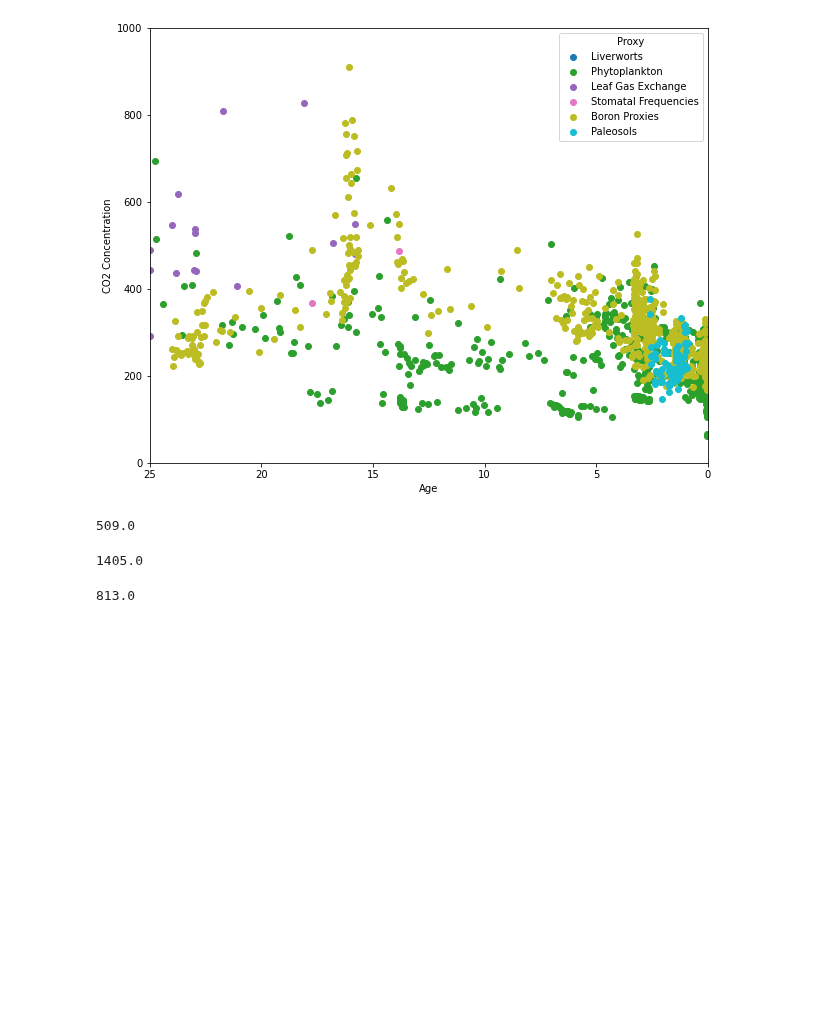
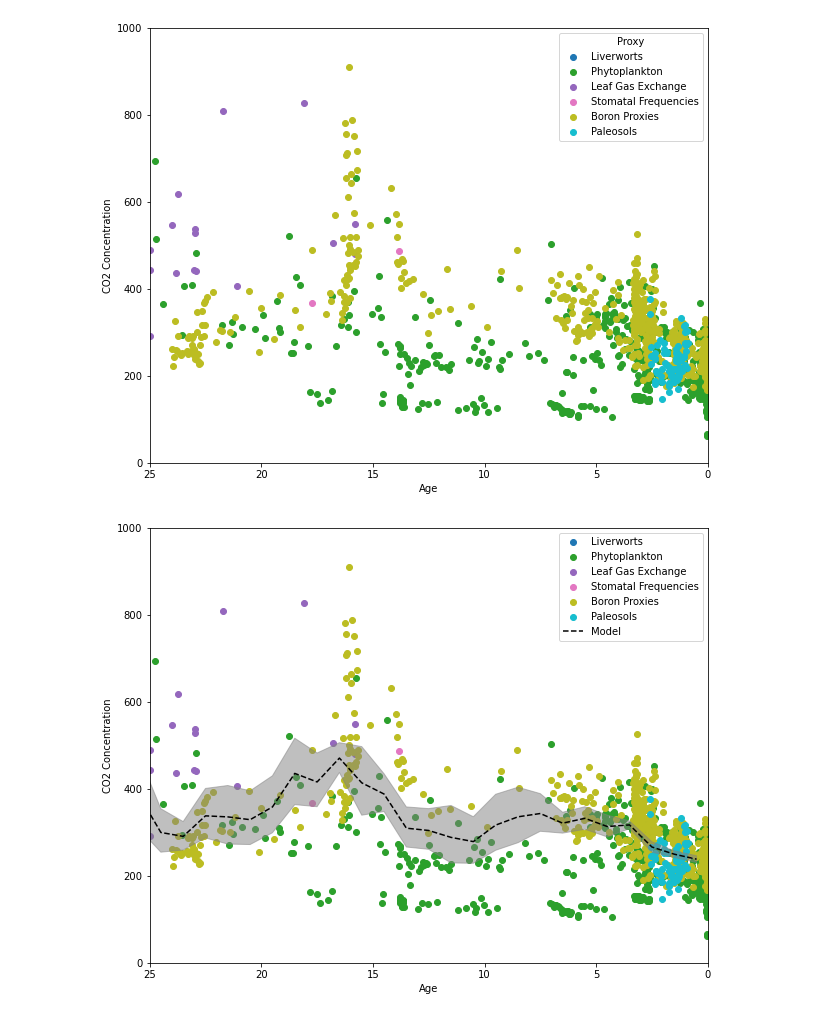
Before and after one commit to Swanson-Hysell/Earth_science_notebooks, a Jupyter notebook: paleoclimate/paleo_CO2/paleoCO2_plotting.ipynb, the cells around one changed output. Drawn from its saved outputs; the diff is of its cells as text; code cells hidden in the pictures; blank space fills up the shorter version.

Commit message:
update paleoCO2_plotting notebook with model

```diff
--- a/paleoclimate/paleo_CO2/paleoCO2_plotting.ipynb
+++ b/paleoclimate/paleo_CO2/paleoCO2_plotting.ipynb
@@ -4,0 +6,3 @@ import numpy as np
+# %%
+co2_proxy_data = pd.read_excel('age_co2_plot_data.xlsx')
+co2_proxy_data.head()
@@ -4,0 +16,3 @@ import numpy as np
+# %%
+co2_reconstruction_1Myr = pd.read_csv('https://github.com/SPATIAL-Lab/CenoCO2/raw/v1.1/out/1MyrCO2.csv')
+co2_reconstruction_1Myr.head()
@@ -5,13 +26,20 @@ import numpy as np
 # %%
-def plot_co2_data(file_path, age_range=(55000, 0), pCO2_range=(0, 1000), y_axis_type='linear', with_error_bars=True):
-    # Read the Excel file
-    df = pd.read_excel(file_path)
+def plot_co2_data(df, age_range=(55000, 0), pCO2_range=(0, 1000), y_axis_type='linear', with_error_bars=True,
+                  proxy_category_1=True, proxy_category_2=True, model_df=None):
+
+    if proxy_category_1 and proxy_category_2:
+        pass
+    elif proxy_category_1:
+        df = df[df['proxy_category'] == 1]
+    elif proxy_category_2:
+        df = df[df['proxy_category'] == 2]
 
     df['age_Ma']= df['age'] / 1000
 # Creating a colormap for 'proxy' categories
     unique_proxies = df['proxy'].unique()
     colors = plt.cm.get_cmap('tab10', len(unique_proxies))
     color_map = dict(zip(unique_proxies, colors.colors))
+
 
     # Plotting
     fig, ax = plt.subplots(figsize=(10, 8))
@@ -25,16 +53,8 @@ def plot_co2_data(file_path, age_range=(55000, 0), pCO2_range=(0, 1000), y_axis_
         else:
             ax.scatter(proxy_df['age_Ma'], proxy_df['co2'], color=color_map[proxy], label=proxy)
 
-
-    # Setting y-axis scale
     if y_axis_type == 'log':
         ax.set_yscale('log')
-
-    # # Adding a legend for 'proxy'
-    # proxies = df['proxy'].unique()
-    # for proxy in proxies:
-    #     ax.scatter([], [], c=proxy, label=proxy)
-    # ax.legend(title='Proxy')
 
     ax.legend(title='Proxy')
     ax.set_xlim(age_range)
@@ -43,5 +63,10 @@ def plot_co2_data(file_path, age_range=(55000, 0), pCO2_range=(0, 1000), y_axis_
     ax.set_xlabel('Age')
     ax.set_ylabel('CO2 Concentration')
 
+    if model_df is not None:
+        ax.plot(model_df['ages'], np.exp(model_df['50%']), color='black', linestyle='--', label='Model')
+        plt.fill_between(model_df['ages'], np.exp(model_df['2.5%']), np.exp(model_df['97.5%']), color='grey', alpha=0.5)
+        ax.legend()
+
     plt.show()
 # %%
@@ -53,14 +78,7 @@ plot_co2_data('age_co2_plot_data.xlsx',age_range=(25, 0),with_error_bars=False,
 # %% [output]
 [figure]
-# %%
-df['co2'][0] - df['co2_uncertainty_lower'][0]
-# %% [output]
-509.0
-# %%
-df['co2'][0] + df['co2_uncertainty_higher'][0]
-# %% [output]
-1405.0
-# %%
-df['co2'][0]
-# %% [output]
-813.0
+# %%
+plot_co2_data(co2_proxy_data,age_range=(25, 0),with_error_bars=False, pCO2_range=(0, 1000),
+              proxy_category_1=True, proxy_category_2=False, model_df=co2_reconstruction_1Myr)
+# %% [output]
+[figure, added]
```
Also changed, not shown: parts of 7 cells of this notebook.
